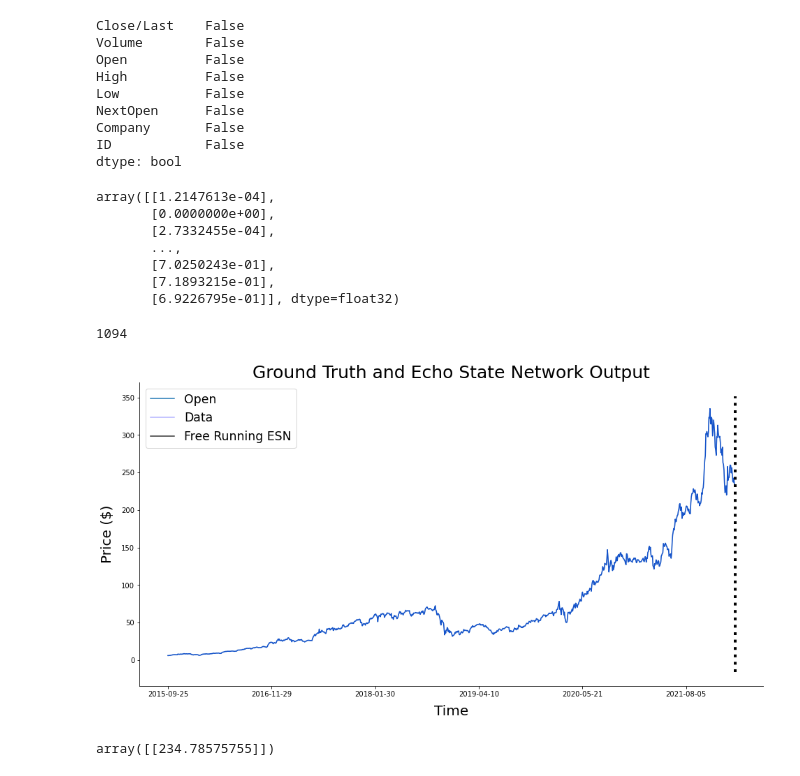
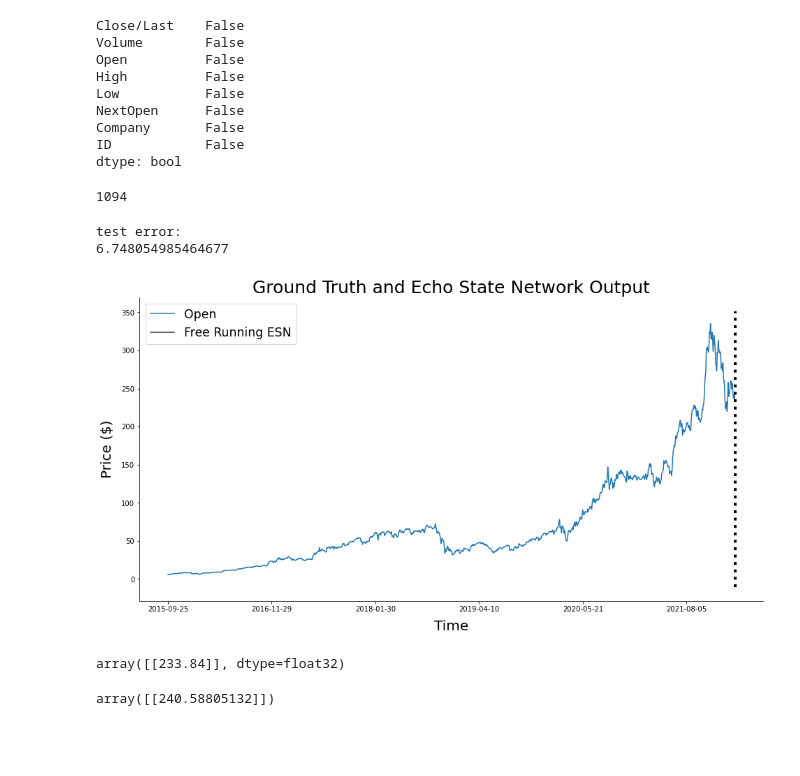
Before and after one commit to aagelii/.Data---Kaggle-Competition-1, a Jupyter notebook: dotData.ipynb, the cells around one changed output. Drawn from its saved outputs; the diff is of its cells as text; code cells hidden in the pictures; blank space fills up the shorter version.

```diff
--- a/dotData.ipynb
+++ b/dotData.ipynb
@@ -41,8 +68,8 @@ stocks = df.sort_values(by = ["Company"], kind = "mergesort")
 n_reservoir = 500
 sparsity = 0.2
 rand_seed = 23
-spectral_radius = 1.2
-noise = .0005
+spectral_radius = 1.1
+noise = .001
 
 
 esn = ESN(n_inputs = 1,
@@ -153,19 +243,9 @@ scaled_training_set = sc.fit_transform(companyH_training_set)
-# %%
-scaled_training_set
-# %% [output]
-array([[1.2147613e-04],
-       [0.0000000e+00],
-       [2.7332455e-04],
-       ...,
-       [7.0250243e-01],
-       [7.1893215e-01],
-       [6.9226795e-01]], dtype=float32)
 # %%
 len(companyH_training_set)
 # %% [output]
 1094
 # %%
-trainlen = len(companyH_training_set)
+trainlen = len(companyH_training_set)-1
 future = 1
 train = companyH_training_set.to_numpy()
 pred_training = esn.fit(np.ones(trainlen),train[:trainlen])
@@ -174,22 +252,32 @@ prediction = esn.predict(np.ones(future))
+# %%
+prediction = esn.predict(np.ones(future))
+print("test error: \n"+str(np.sqrt(np.mean((prediction.flatten() - train[trainlen:trainlen+future])**2))))
+# %% [output]
+test error:
+6.748054985464677
 # %%
 plt.figure(figsize=(16,8))
 companyH['Open'].plot()
-plt.plot(range(0,trainlen),train[0:trainlen],'b',label="Data", alpha=0.3)
+#plt.plot(range(0,trainlen),train[0:trainlen],'b',label="Data", alpha=0.3)
 #plt.plot(range(0,trainlen),pred_training,'.g',  alpha=0.3)
-plt.plot(range(trainlen,trainlen+future), pred_tot,'k',  alpha=0.8, label='Free Running ESN')
+plt.plot(range(trainlen,trainlen+future), prediction,'k',  alpha=0.8, label='Free Running ESN')
 
 lo,hi = plt.ylim()
 plt.plot([trainlen,trainlen],[lo+np.spacing(1),hi-np.spacing(1)],'k:', linewidth=4)
 
 plt.title(r'Ground Truth and Echo State Network Output', fontsize=25)
 plt.xlabel(r'Time', fontsize=20,labelpad=10)
 plt.ylabel(r'Price ($)', fontsize=20,labelpad=10)
 plt.legend(fontsize='xx-large', loc='best')
 sns.despine()
 # %% [output]
-[figure, old version]
+[figure, new version]
+# %%
+train[trainlen:trainlen+future]
+# %% [output]
+array([[233.84]], dtype=float32)
 # %%
 # prediction for the next day after learning the entire set
 prediction
 # %% [output]
-array([[234.78575755]])
+array([[240.58805132]])
```
Also changed, not shown: parts of 19 cells of this notebook, 2 other files.
